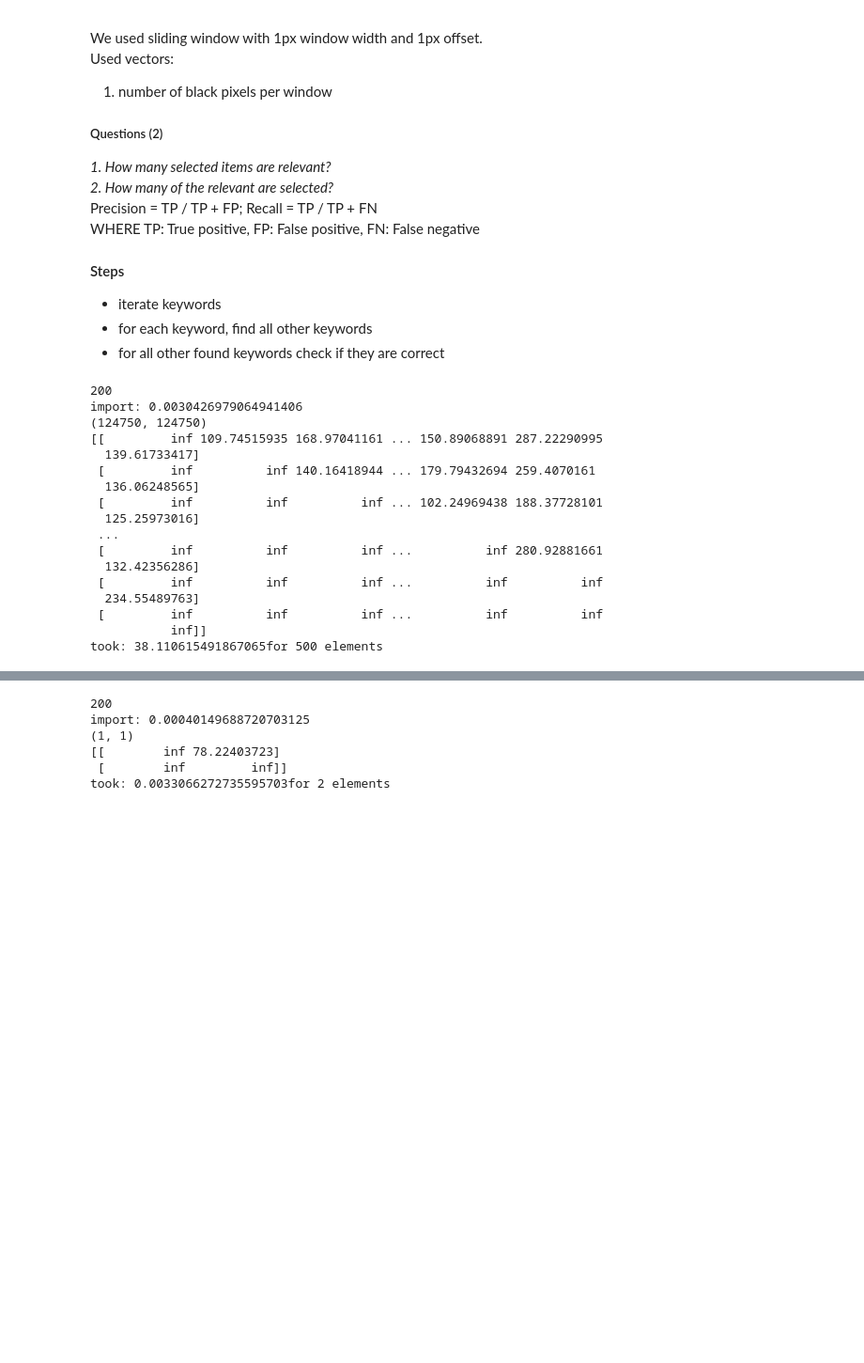
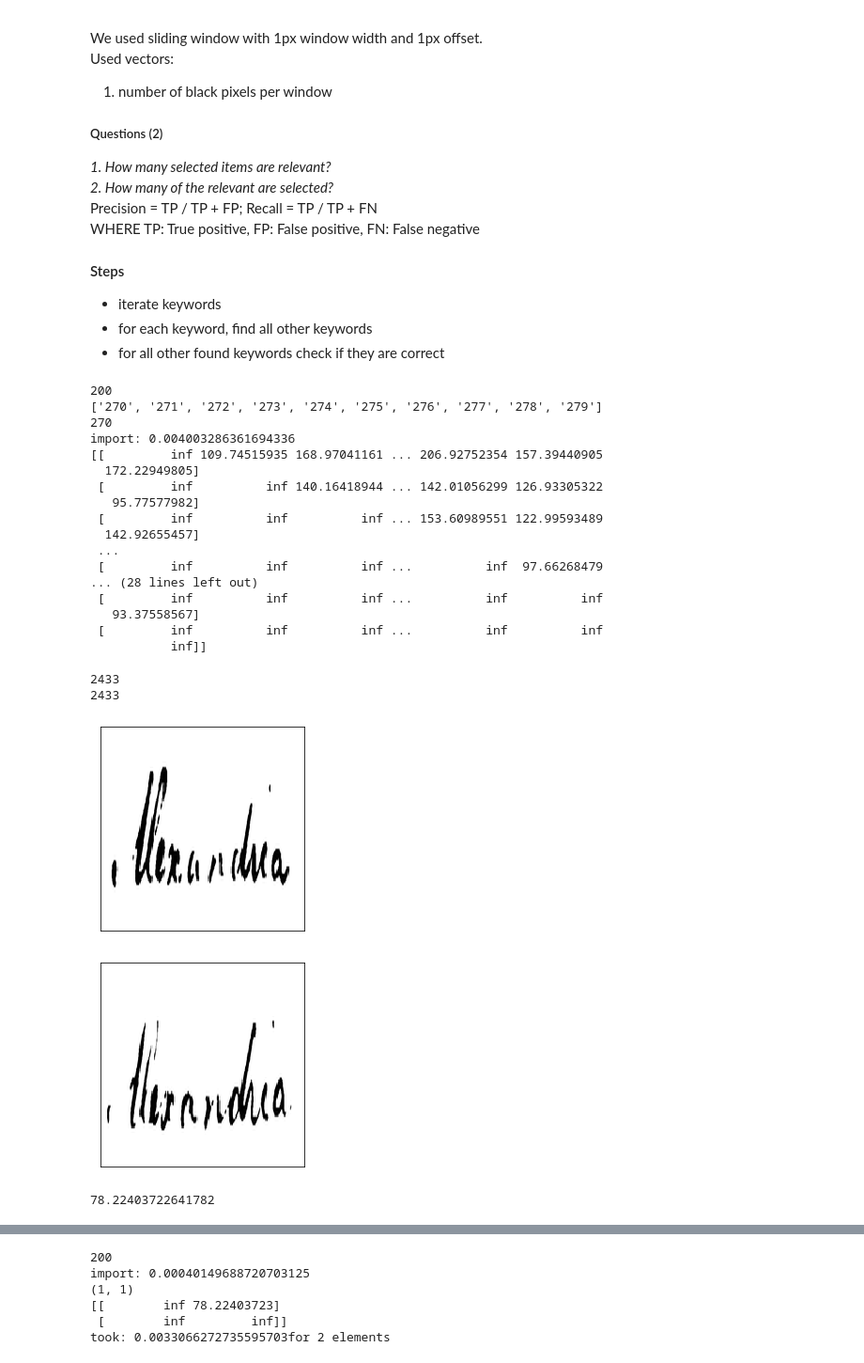
Before and after one commit to TheLoooser/pattern-recognition, a Jupyter notebook: 3/dtw_testing.ipynb, the cells around one changed output, grey strips where cells are left out. Shown at 94% size. Saved outputs shown, nothing was run; the diff lists cells and outputs as text; code cells hidden in the pictures; blank space fills up the shorter version.

Commit message:
Created distance matrix for trainset

```diff
--- a/3/dtw_testing.ipynb
+++ b/3/dtw_testing.ipynb
@@ -315,10 +331,12 @@ TRANSCRIPT = parse_transcript(transcript_list)
 # %%
 # run dtw with new compressed feature vectors (sliding window)
 start = time.time()
-series = np.array([image['image'] for image in IMAGES_FEATURES[0:500]])
+series = np.array([image['image'] for image in IMAGES_FEATURES if image['document'] in TRAIN_DOCUMENT_IDS])
 end = time.time()
 
 print(len(series[0]))
+print(TRAIN_DOCUMENT_IDS)
+print(IMAGES_FEATURES[0]['document'])
 
 print("import: " + str(end - start))
 from dtaidistance import dtw
@@ -329,22 +347,46 @@ end = time.time()
 print(ds)
 
 
-print("took: " + str(end - start) + "for " + str(len(series)) + " elements")
+print("took: " + str(end - start) + " for " + str(len(series)) + " elements")
+
+mat = np.matrix(ds)
+print(mat)
+mat.dump("distance_matrix.dat")
+mat2 = np.load("distance_matrix.dat", allow_pickle = True)
+print(mat2)
 # %% [output]
 200
-import: 0.0030426979064941406
-(124750, 124750)
-[[         inf 109.74515935 168.97041161 ... 150.89068891 287.22290995
-  139.61733417]
- [         inf          inf 140.16418944 ... 179.79432694 259.4070161
-  136.06248565]
- [         inf          inf          inf ... 102.24969438 188.37728101
-  125.25973016]
+['270', '271', '272', '273', '274', '275', '276', '277', '278', '279']
+270
+import: 0.004003286361694336
+[[         inf 109.74515935 168.97041161 ... 206.92752354 157.39440905
+  172.22949805]
+ [         inf          inf 140.16418944 ... 142.01056299 126.93305322
+   95.77577982]
+ [         inf          inf          inf ... 153.60989551 122.99593489
+  142.92655457]
  ...
- [         inf          inf          inf ...          inf 280.92881661
-  132.42356286]
+ [         inf          inf          inf ...          inf  97.66268479
+... (28 lines left out)
  [         inf          inf          inf ...          inf          inf
-  234.55489763]
+   93.37558567]
  [         inf          inf          inf ...          inf          inf
            inf]]
-took: 38.110615491867065for 500 elements
+# %%
+print(len(series))
+print(len(ds))
+display_image(IMAGES[872]['image'])
+display_image(IMAGES[2007]['image'])
+print(ds[872][2007])
+# print(ds[872][2485])
+# print(ds[872][3531])
+# print(ds[2007][2485])
+# print(ds[2007][3531])
+# print(ds[2485][3531])
+THRESHOLD = 80
+# %% [output]
+2433
+2433
+[figure, added]
+[figure, added]
+78.22403722641782
```
Also changed, not shown: parts of 2 cells of this notebook, 1 other file.
